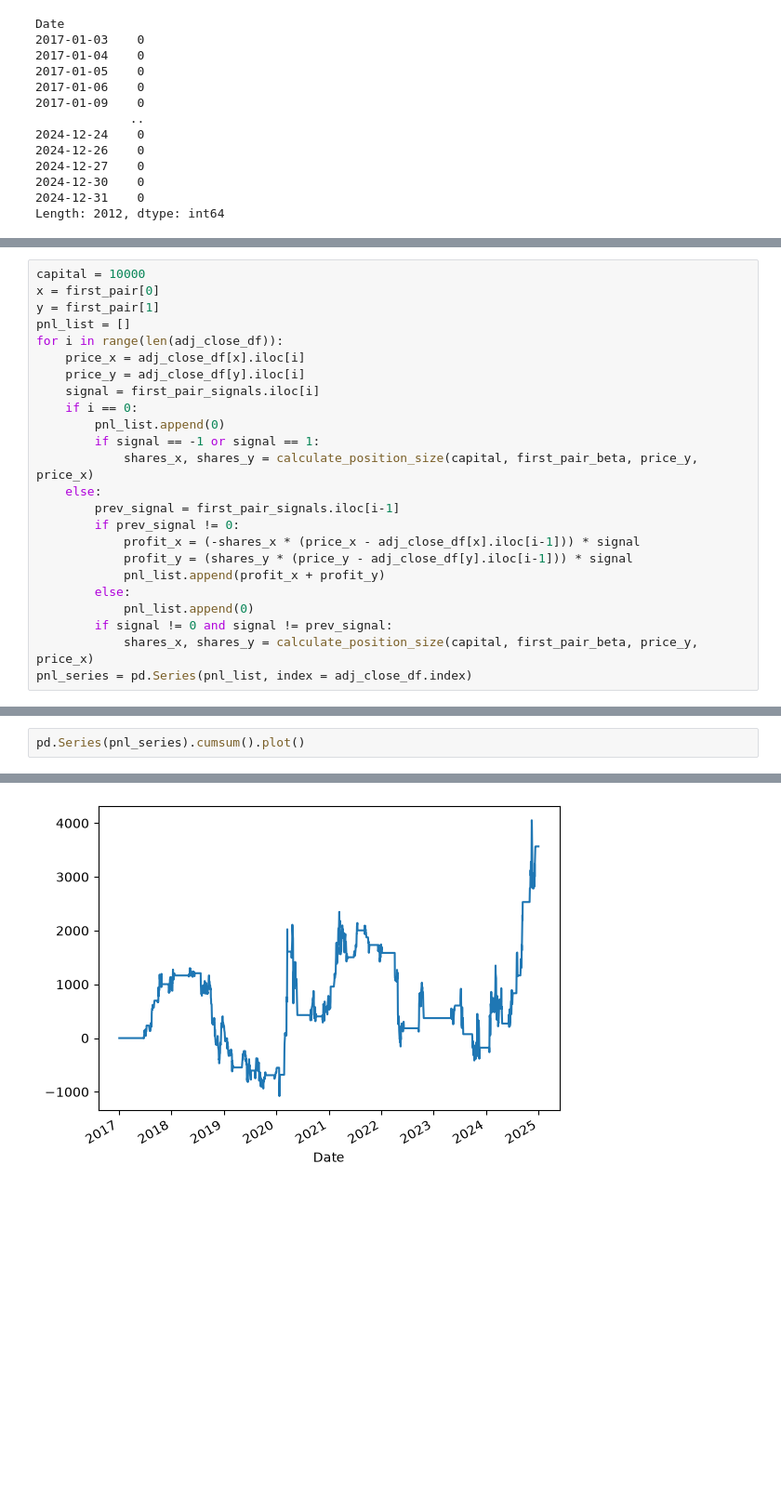
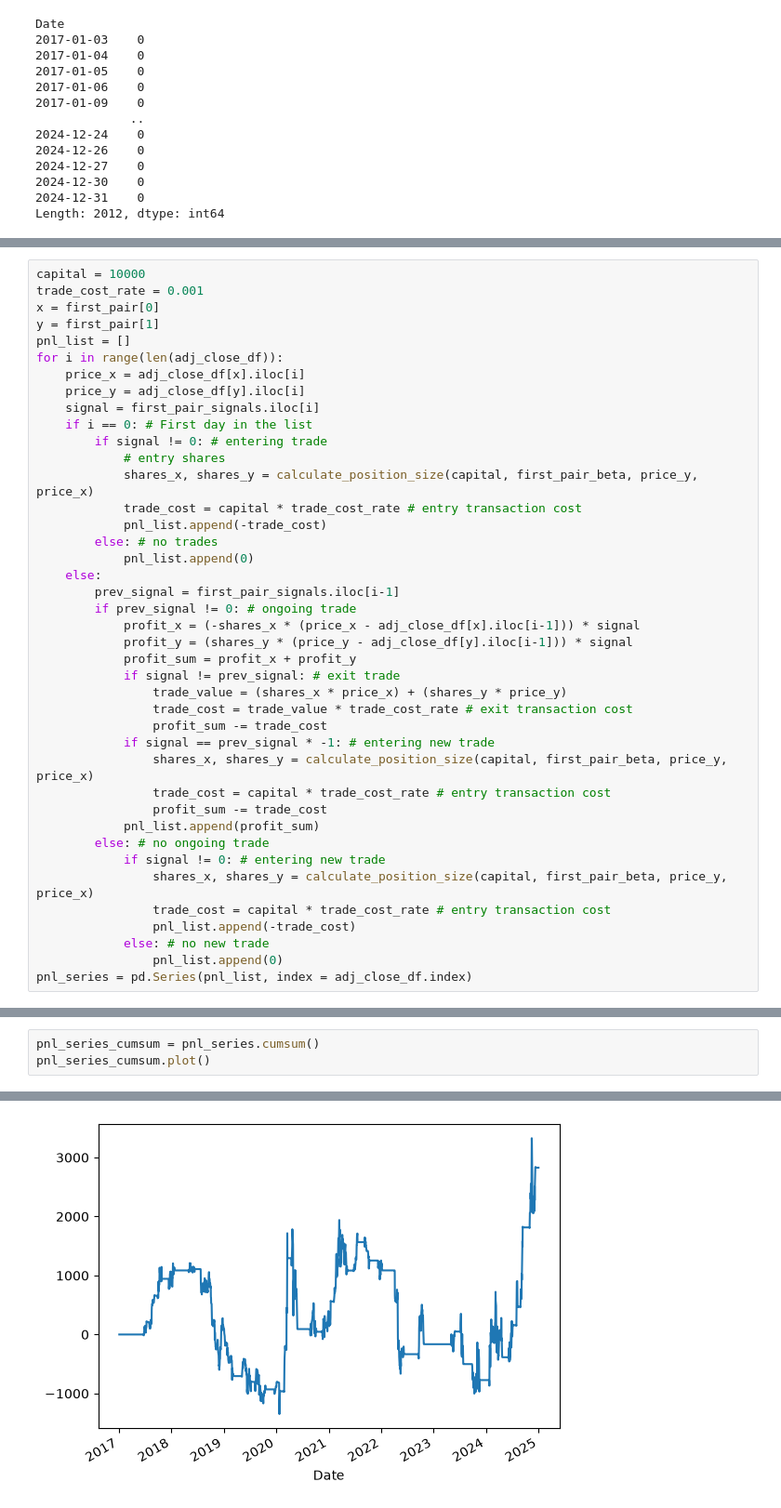
Before and after one commit to thiya-1st/stat-arb-pairs-trading, a Jupyter notebook: notebooks/04_backtesting.ipynb, the cells around one changed output, grey strips where cells are left out. Shown at 93% size. Drawn from its saved outputs; the diff is of its cells as text; blank space fills up the shorter version.

Commit message:
backtest first pair

```diff
--- a/notebooks/04_backtesting.ipynb
+++ b/notebooks/04_backtesting.ipynb
@@ -40,5 +60,6 @@ Length: 2012, dtype: int64
 # %%
 capital = 10000
+trade_cost_rate = 0.001
 x = first_pair[0]
 y = first_pair[1]
 pnl_list = []
@@ -46,18 +67,34 @@ for i in range(len(adj_close_df)):
     price_x = adj_close_df[x].iloc[i]
     price_y = adj_close_df[y].iloc[i]
     signal = first_pair_signals.iloc[i]
-    if i == 0:
-        pnl_list.append(0)
-        if signal == -1 or signal == 1:
+    if i == 0: # First day in the list
+        if signal != 0: # entering trade
+            # entry shares
             shares_x, shares_y = calculate_position_size(capital, first_pair_beta, price_y, price_x)
+            trade_cost = capital * trade_cost_rate # entry transaction cost
+            pnl_list.append(-trade_cost)
+        else: # no trades
+            pnl_list.append(0)
     else:
         prev_signal = first_pair_signals.iloc[i-1]
-        if prev_signal != 0:
+        if prev_signal != 0: # ongoing trade
             profit_x = (-shares_x * (price_x - adj_close_df[x].iloc[i-1])) * signal
             profit_y = (shares_y * (price_y - adj_close_df[y].iloc[i-1])) * signal
-            pnl_list.append(profit_x + profit_y)
-        else:
-            pnl_list.append(0)
-        if signal != 0 and signal != prev_signal:
-            shares_x, shares_y = calculate_position_size(capital, first_pair_beta, price_y, price_x)
+            profit_sum = profit_x + profit_y
+            if signal != prev_signal: # exit trade
+                trade_value = (shares_x * price_x) + (shares_y * price_y)
+                trade_cost = trade_value * trade_cost_rate # exit transaction cost
+                profit_sum -= trade_cost
+            if signal == prev_signal * -1: # entering new trade
+                shares_x, shares_y = calculate_position_size(capital, first_pair_beta, price_y, price_x)
+                trade_cost = capital * trade_cost_rate # entry transaction cost
+                profit_sum -= trade_cost
+            pnl_list.append(profit_sum)
+        else: # no ongoing trade
+            if signal != 0: # entering new trade
+                shares_x, shares_y = calculate_position_size(capital, first_pair_beta, price_y, price_x)
+                trade_cost = capital * trade_cost_rate # entry transaction cost
+                pnl_list.append(-trade_cost)
+            else: # no new trade
+                pnl_list.append(0)
 pnl_series = pd.Series(pnl_list, index = adj_close_df.index)
@@ -64,5 +105,6 @@ pnl_series = pd.Series(pnl_list, index = adj_close_df.index)
 # %%
-pd.Series(pnl_series).cumsum().plot()
+pnl_series_cumsum = pnl_series.cumsum()
+pnl_series_cumsum.plot()
 # %% [output]
 <Axes: xlabel='Date'>
-[figure, old version]
+[figure, new version]
```
Also changed, not shown: parts of 15 cells of this notebook, 3 other files.
